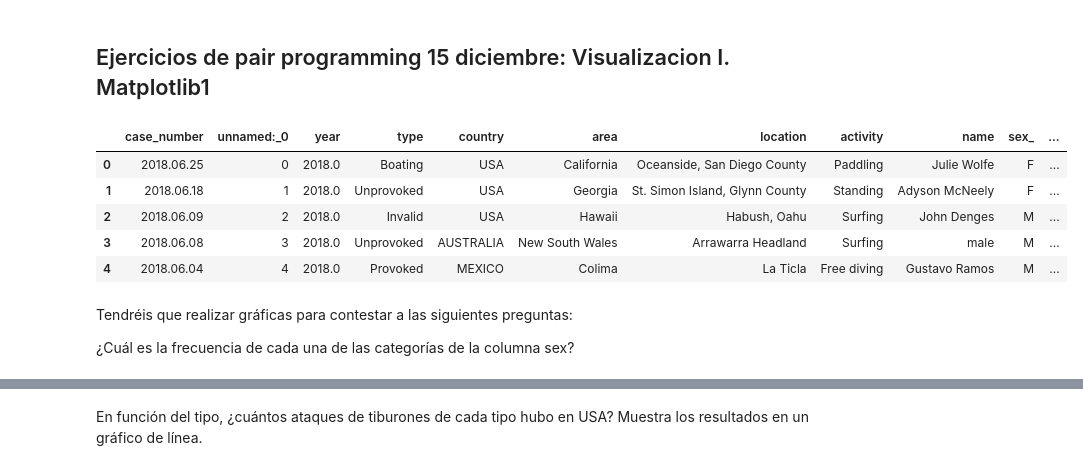
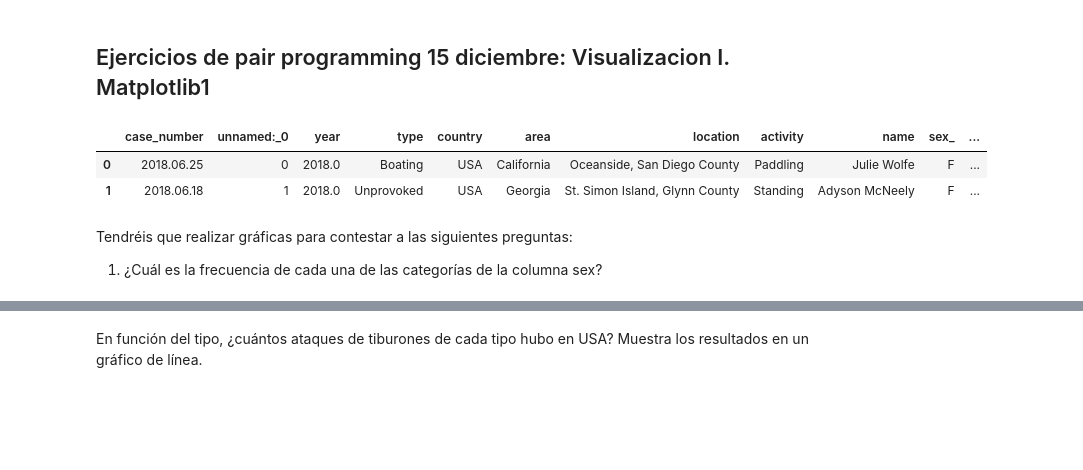
Before and after one commit to Adalab/DA-promoC-modulo2-sprint1-anagallego-sandra, a Jupyter notebook: Visualizacion/Mod2-lecc5-VisI.ipynb, the cells around one changed output, grey strips where cells are left out. Saved outputs shown, nothing was run; the diff lists cells and outputs as text; code cells hidden in the pictures; blank space fills up the shorter version.

```diff
--- a/Visualizacion/Mod2-lecc5-VisI.ipynb
+++ b/Visualizacion/Mod2-lecc5-VisI.ipynb
@@ -7,18 +7,15 @@ import pandas as pd
 # %%
 #Cargamos el dataset
 df_tiburon = pd.read_csv("files/tiburon.csv")
-df_tiburon.head()
+df_tiburon.head(2)
 # %% [output]
 |  | case_number | unnamed:_0 | year | type | country | area | location | activity | name | sex_ | ... |
 | 0 | 2018.06.25 | 0 | 2018.0 | Boating | USA | California | Oceanside, San Diego County | Paddling | Julie Wolfe | F | ... |
 | 1 | 2018.06.18 | 1 | 2018.0 | Unprovoked | USA | Georgia | St. Simon Island, Glynn County | Standing | Adyson McNeely | F | ... |
-| 2 | 2018.06.09 | 2 | 2018.0 | Invalid | USA | Hawaii | Habush, Oahu | Surfing | John Denges | M | ... |
-| 3 | 2018.06.08 | 3 | 2018.0 | Unprovoked | AUSTRALIA | New South Wales | Arrawarra Headland | Surfing | male | M | ... |
-| 4 | 2018.06.04 | 4 | 2018.0 | Provoked | MEXICO | Colima | La Ticla | Free diving | Gustavo Ramos | M | ... |
 # %% [markdown]
 Tendréis que realizar gráficas para contestar a las siguientes preguntas:
 
-¿Cuál es la frecuencia de cada una de las categorías de la columna sex?
+1. ¿Cuál es la frecuencia de cada una de las categorías de la columna sex?
 # %%
 df_tiburon["sex_"].value_counts()
 # %% [output]
```
Also changed, not shown: parts of 24 cells of this notebook.
